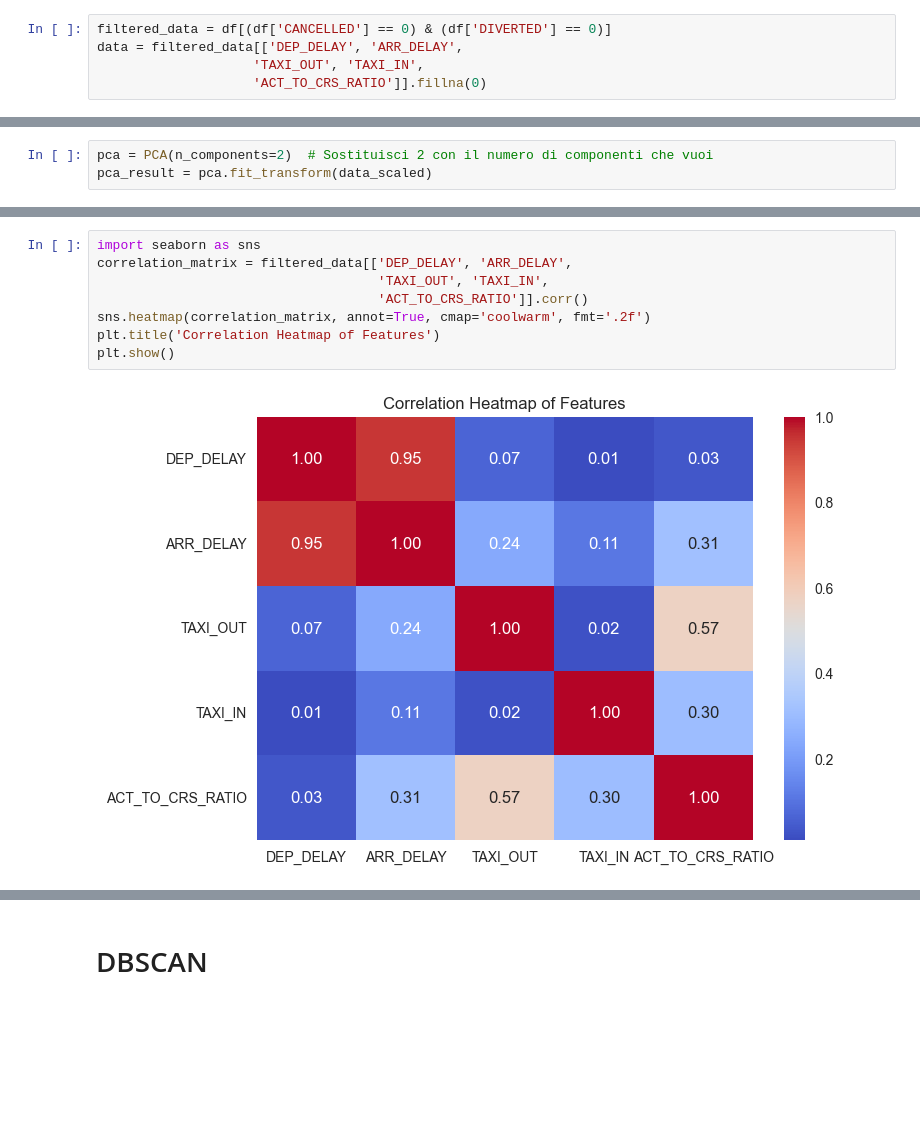
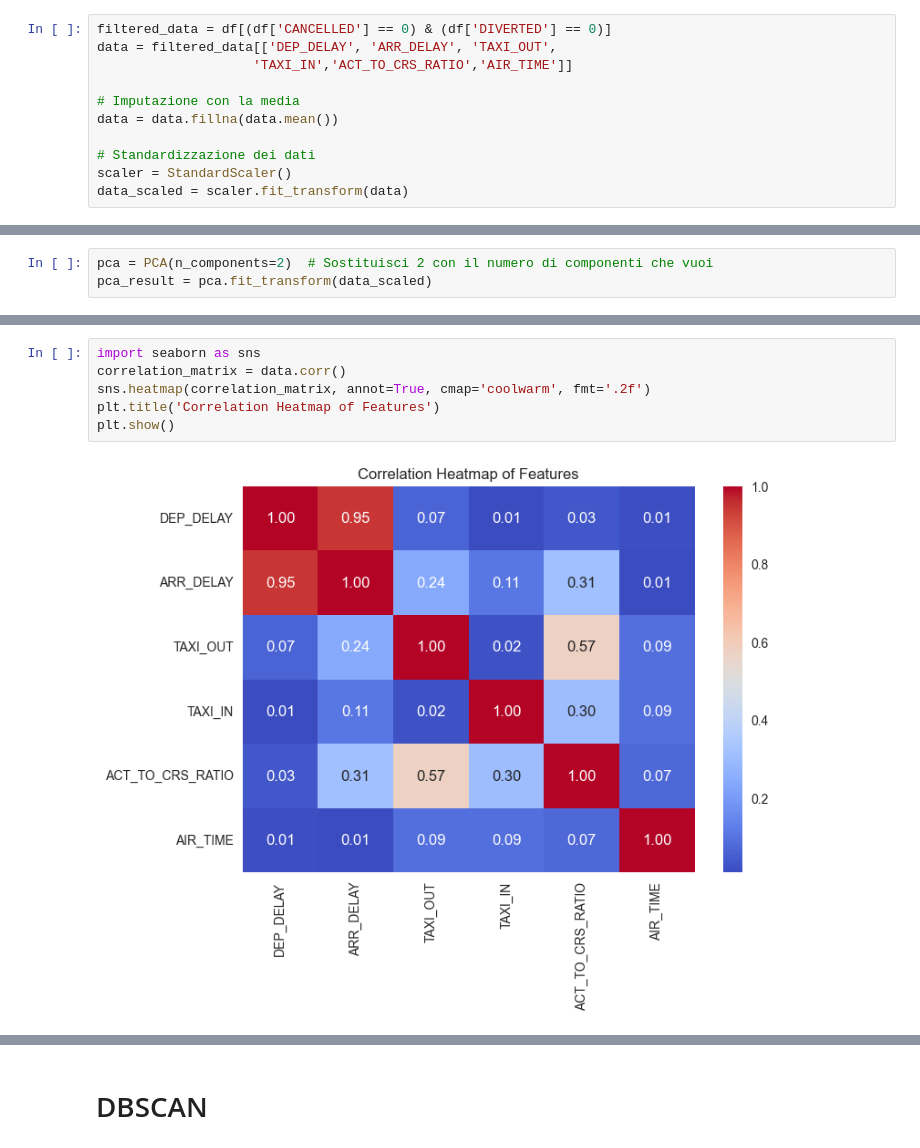
Before and after one commit to Walter-Di-Sabatino/Time-Series-Data-Science-Project, a Jupyter notebook: multi_d_clustering.ipynb, the cells around one changed output, grey strips where cells are left out. Cells and saved outputs as stored; diff of their text form; blank space fills up the shorter version.

```diff
--- a/multi_d_clustering.ipynb
+++ b/multi_d_clustering.ipynb
@@ -51,6 +51,12 @@ Index(['OP_CARRIER', 'OP_CARRIER_FL_NUM', 'ORIGIN', 'DEST', 'CRS_DEP_TIME',
       dtype='object')
 # %%
 filtered_data = df[(df['CANCELLED'] == 0) & (df['DIVERTED'] == 0)]
-data = filtered_data[['DEP_DELAY', 'ARR_DELAY',
-                    'TAXI_OUT', 'TAXI_IN',
-                    'ACT_TO_CRS_RATIO']].fillna(0)
+data = filtered_data[['DEP_DELAY', 'ARR_DELAY', 'TAXI_OUT',
+                    'TAXI_IN','ACT_TO_CRS_RATIO','AIR_TIME']]
+
+# Imputazione con la media
+data = data.fillna(data.mean())
+
+# Standardizzazione dei dati
+scaler = StandardScaler()
+data_scaled = scaler.fit_transform(data)
@@ -170,13 +170,11 @@ plt.show()
 # %%
 import seaborn as sns
-correlation_matrix = filtered_data[['DEP_DELAY', 'ARR_DELAY',
-                                    'TAXI_OUT', 'TAXI_IN',
-                                    'ACT_TO_CRS_RATIO']].corr()
+correlation_matrix = data.corr()
 sns.heatmap(correlation_matrix, annot=True, cmap='coolwarm', fmt='.2f')
 plt.title('Correlation Heatmap of Features')
 plt.show()
 # %% [output]
-[figure, old version]
+[figure, new version]
 # %%
 # Visualizza il grafico scatter di dep_delay e arr_delay con i cluster di K-Means
 plt.figure(figsize=(10, 6))
```
Also changed, not shown: parts of 21 cells of this notebook.
